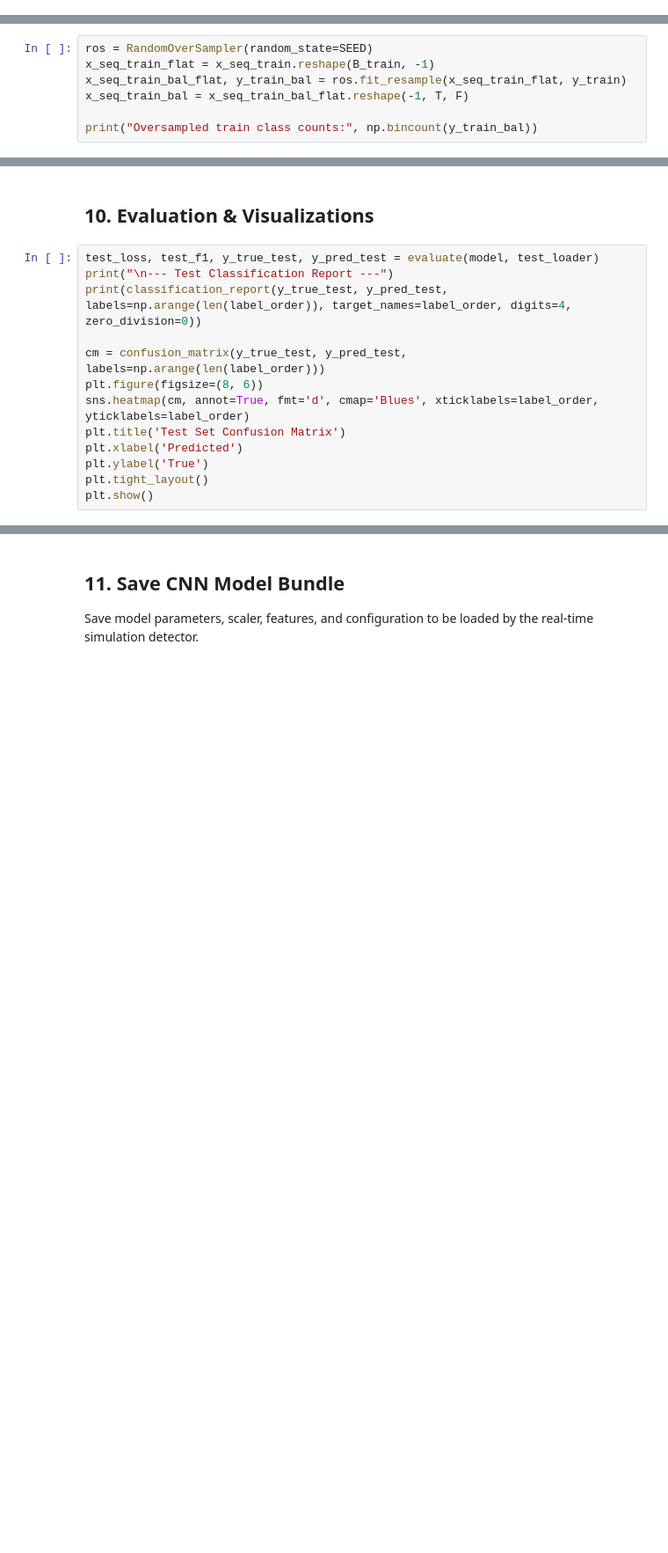
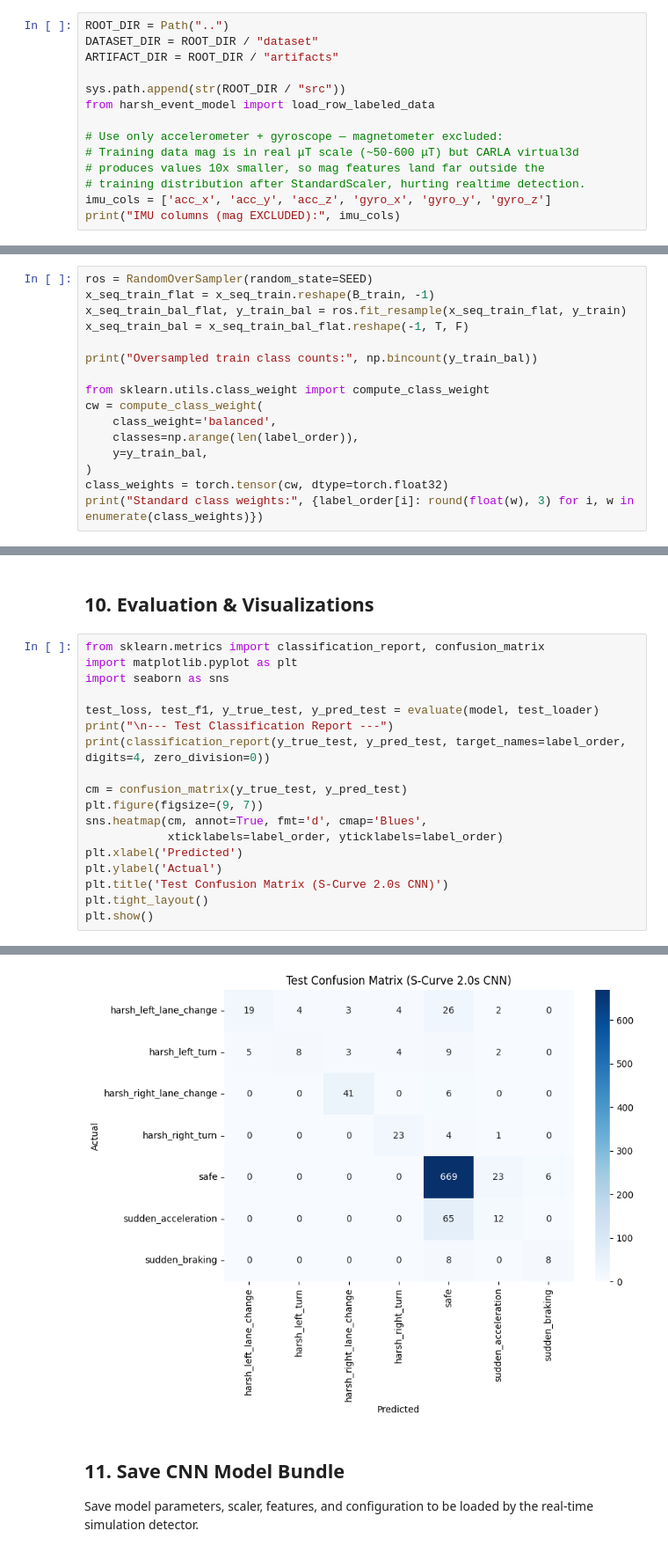
Before and after one commit to roshit-08/carla-project, a Jupyter notebook: notebooks/harsh_event_detection_cnn.ipynb, the cells around one changed output, grey strips where cells are left out. Shown at 88% size. Drawn from its saved outputs; the diff is of its cells as text; blank space fills up the shorter version.

```diff
--- a/notebooks/harsh_event_detection_cnn.ipynb
+++ b/notebooks/harsh_event_detection_cnn.ipynb
@@ -40,0 +34,14 @@ from harsh_event_model import load_row_labeled_data, IMU_COLUMNS as imu_cols
+# %%
+ROOT_DIR = Path("..")
+DATASET_DIR = ROOT_DIR / "dataset"
+ARTIFACT_DIR = ROOT_DIR / "artifacts"
+
+sys.path.append(str(ROOT_DIR / "src"))
+from harsh_event_model import load_row_labeled_data
+
+# Use only accelerometer + gyroscope — magnetometer excluded:
+# Training data mag is in real μT scale (~50-600 μT) but CARLA virtual3d
+# produces values 10x smaller, so mag features land far outside the
+# training distribution after StandardScaler, hurting realtime detection.
+imu_cols = ['acc_x', 'acc_y', 'acc_z', 'gyro_x', 'gyro_y', 'gyro_z']
+print("IMU columns (mag EXCLUDED):", imu_cols)
@@ -220,3 +286,12 @@ x_seq_train_bal_flat, y_train_bal = ros.fit_resample(x_seq_train_flat, y_train)
 x_seq_train_bal = x_seq_train_bal_flat.reshape(-1, T, F)
 
 print("Oversampled train class counts:", np.bincount(y_train_bal))
+
+from sklearn.utils.class_weight import compute_class_weight
+cw = compute_class_weight(
+    class_weight='balanced',
+    classes=np.arange(len(label_order)),
+    y=y_train_bal,
+)
+class_weights = torch.tensor(cw, dtype=torch.float32)
+print("Standard class weights:", {label_order[i]: round(float(w), 3) for i, w in enumerate(class_weights)})
@@ -347,15 +453,21 @@ if best_state is not None:
 # %% [markdown]
 ## 10. Evaluation & Visualizations
 # %%
+from sklearn.metrics import classification_report, confusion_matrix
+import matplotlib.pyplot as plt
+import seaborn as sns
+
 test_loss, test_f1, y_true_test, y_pred_test = evaluate(model, test_loader)
 print("\n--- Test Classification Report ---")
-print(classification_report(y_true_test, y_pred_test, labels=np.arange(len(label_order)), target_names=label_order, digits=4, zero_division=0))
+print(classification_report(y_true_test, y_pred_test, target_names=label_order, digits=4, zero_division=0))
 
-cm = confusion_matrix(y_true_test, y_pred_test, labels=np.arange(len(label_order)))
-plt.figure(figsize=(8, 6))
-sns.heatmap(cm, annot=True, fmt='d', cmap='Blues', xticklabels=label_order, yticklabels=label_order)
-plt.title('Test Set Confusion Matrix')
+cm = confusion_matrix(y_true_test, y_pred_test)
+plt.figure(figsize=(9, 7))
+sns.heatmap(cm, annot=True, fmt='d', cmap='Blues',
+            xticklabels=label_order, yticklabels=label_order)
 plt.xlabel('Predicted')
-plt.ylabel('True')
+plt.ylabel('Actual')
+plt.title('Test Confusion Matrix (S-Curve 2.0s CNN)')
 plt.tight_layout()
 plt.show()
+# %% [output]
@@ -362,3 +488,4 @@ plt.show()
+[figure, added]
 # %% [markdown]
 ## 11. Save CNN Model Bundle
 Save model parameters, scaler, features, and configuration to be loaded by the real-time simulation detector.
```
Also changed, not shown: parts of 12 cells of this notebook, 6 other files.
